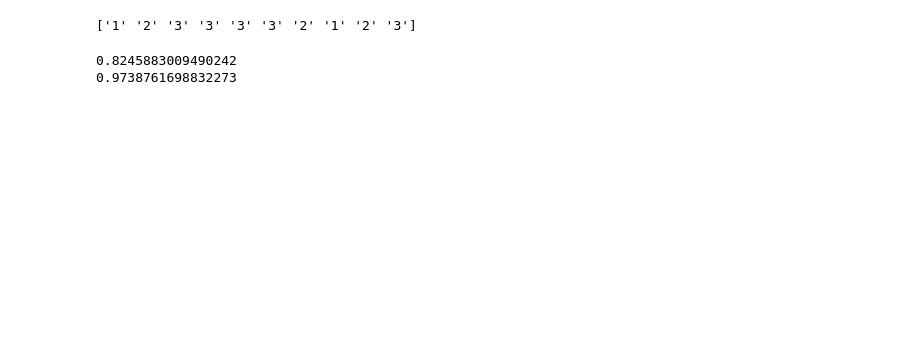
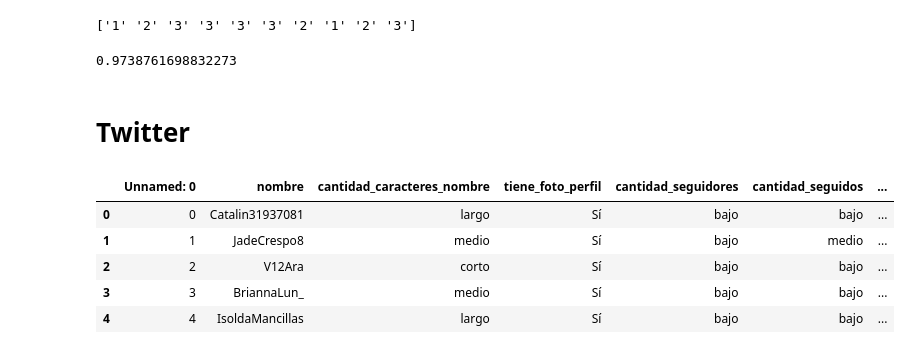
Before and after one commit to SamuelGuerrero/Reconocimiento-de-Patrones, a Jupyter notebook: Segundo Parcial/SeleccionCaracterísticas/Gini.ipynb, the cells around one changed output. Cells and saved outputs as stored; diff of their text form; code cells hidden in the pictures; blank space fills up the shorter version.

```diff
--- a/Segundo Parcial/SeleccionCaracterísticas/Gini.ipynb
+++ b/Segundo Parcial/SeleccionCaracterísticas/Gini.ipynb
@@ -117,8 +119,20 @@ def entropia(total_class: int, column: int, column_class: int, datos: list):
 # %%
-total_class = 2
+total_class = 3
 column_class = 2
 entropia(total_class=total_class, column=0, column_class=column_class, datos=new_data)
 entropia(total_class=total_class, column=1, column_class=column_class, datos=new_data)
 # %% [output]
-0.8245883009490242
 0.9738761698832273
+# %% [markdown]
+# **Twitter**
+# %%
+df = pd.read_csv('Twitter.csv')
+# %%
+df.head()
+# %% [output]
+|  | Unnamed: 0 | nombre | cantidad_caracteres_nombre | tiene_foto_perfil | cantidad_seguidores | cantidad_seguidos | ... |
+| 0 | 0 | Catalin31937081 | largo | Sí | bajo | bajo | ... |
+| 1 | 1 | JadeCrespo8 | medio | Sí | bajo | medio | ... |
+| 2 | 2 | V12Ara | corto | Sí | bajo | bajo | ... |
+| 3 | 3 | BriannaLun_ | medio | Sí | bajo | bajo | ... |
+| 4 | 4 | IsoldaMancillas | largo | Sí | bajo | bajo | ... |
```
Also changed, not shown: parts of 15 cells of this notebook, 3 other files.
